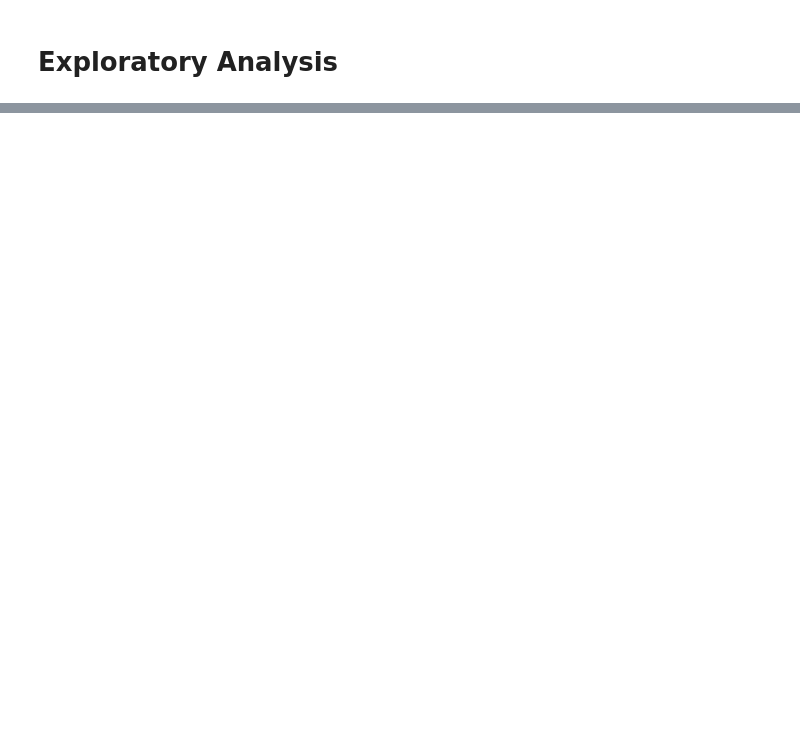
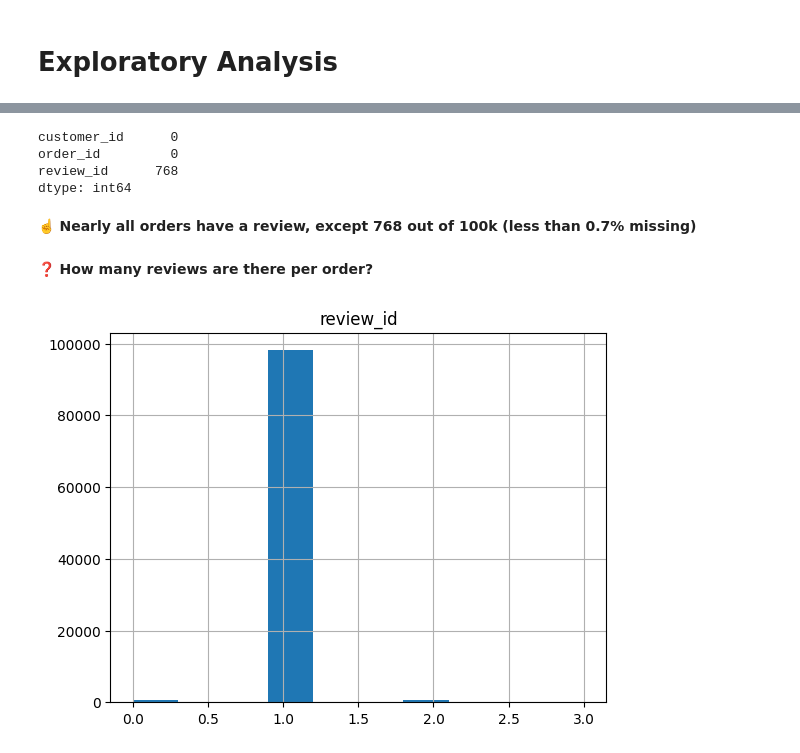
Before and after one commit to Kaaykun/OlistAnalysis, a Jupyter notebook: notebooks/02_exploratory_analysis.ipynb, the cells around one changed output, grey strips where cells are left out. Drawn from its saved outputs; the diff is of its cells as text; code cells hidden in the pictures; blank space fills up the shorter version.

```diff
--- a/notebooks/02_exploratory_analysis.ipynb
+++ b/notebooks/02_exploratory_analysis.ipynb
@@ -148,0 +23,8 @@ git push origin master
+# %%
+root_path = os.path.join(os.getcwd(),'..')
+if root_path not in sys.path:
+    sys.path.append(root_path)
+
+from utils.data import Olist
+olist = Olist()
+data = olist.get_data()
@@ -148,0 +82,6 @@ git push origin master
+# %%
+orders = data['orders'][['customer_id', 'order_id']]
+reviews = data['order_reviews'][['order_id', 'review_id']]
+
+orders_reviews = orders.merge(reviews, on='order_id', how='outer')
+orders_reviews.head()
@@ -148,0 +95,16 @@ git push origin master
+# %%
+orders_reviews.isna().sum()
+# %% [output]
+customer_id      0
+order_id         0
+review_id      768
+dtype: int64
+# %% [markdown]
+☝️ **Nearly all orders have a review, except 768 out of 100k (less than 0.7% missing)**
+# %% [markdown]
+❓ **How many reviews are there per order?**
+# %%
+%matplotlib inline
+orders_reviews.groupby(["order_id", "customer_id"]).count().hist();
+# %% [output]
+[figure, added]
```
Also changed, not shown: parts of 68 cells of this notebook, 16 other files.
